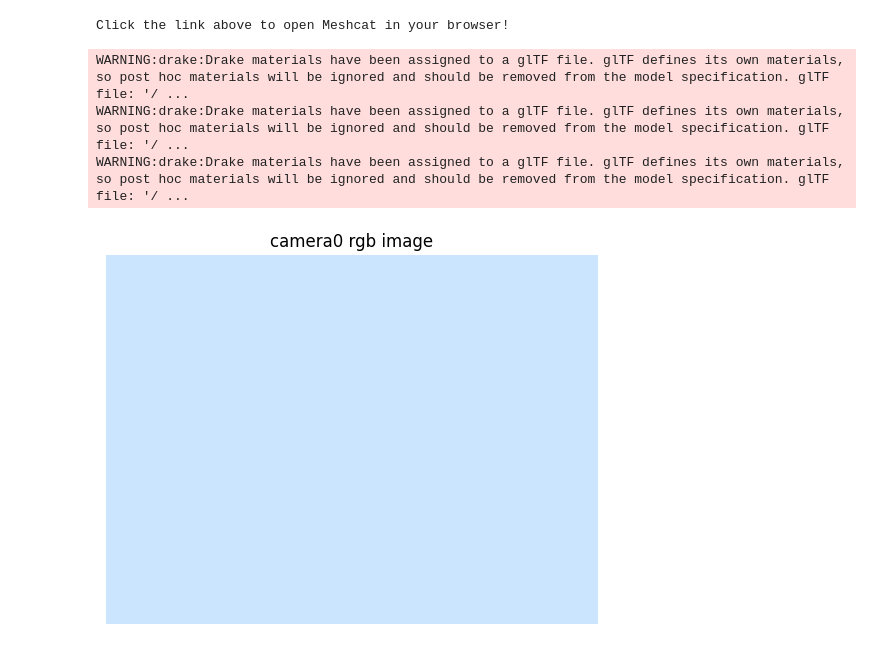
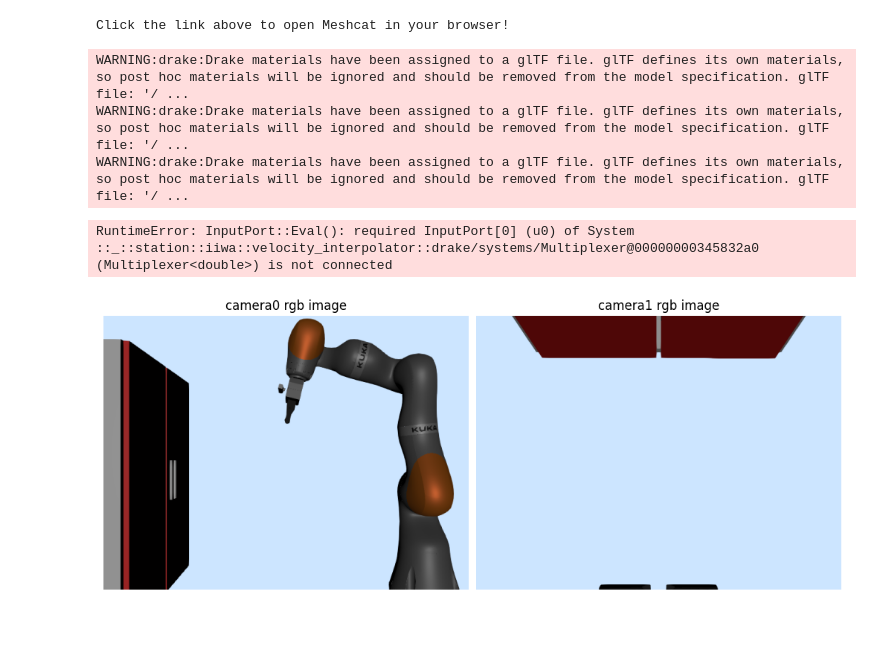
Before and after one commit to lucyjcai/Manipulation-Final-Project, a Jupyter notebook: src/project.ipynb, the cells around one changed output. Saved outputs shown, nothing was run; the diff lists cells and outputs as text; code cells hidden in the pictures; blank space fills up the shorter version.

Commit message:
added cupboard to scene

```diff
--- a/src/project.ipynb
+++ b/src/project.ipynb
@@ -70,6 +70,7 @@ INFO:drake:Meshcat listening for connections at http://localhost:7000
 Click the link above to open Meshcat in your browser!
 # %%
 scenario_string = """directives:
+# add robot
 - add_model:
     name: iiwa
     file: package://drake_models/iiwa_description/urdf/iiwa14_primitive_collision.urdf
@@ -84,6 +85,8 @@ scenario_string = """directives:
 - add_weld:
     parent: world
     child: iiwa::iiwa_link_0
+
+# add gripper
 - add_model:
     name: wsg
     file: package://manipulation/hydro/schunk_wsg_50_with_tip.sdf
@@ -94,12 +97,13 @@ scenario_string = """directives:
         translation: [0, 0, 0.09]
         rotation: !Rpy { deg: [90, 0, 90]}
 
+# add camera mounted to world
 - add_frame:
     name: camera0_origin
     X_PF:
         base_frame: world
-        rotation: !Rpy { deg: [-120.0, 0.0, 180.0]}
-        translation: [0, 0, 0]
+        rotation: !Rpy { deg: [270, 0.0, 90.0]}
+        translation: [1.2, -0.5, 0.5]
 - add_model:
     name: camera0
     file: package://manipulation/camera_box.sdf
@@ -107,12 +111,45 @@ scenario_string = """directives:
     parent: camera0_origin
     child: camera0::base
 
+# add camera mounted to robot wrist
+- add_frame:
+    name: camera_wrist
+    X_PF:
+      base_frame: iiwa::iiwa_link_7
+      translation: [-0.05, 0, 0.1]   # 10 cm ahead of wrist
+      rotation: !Rpy {deg: [0, 00, -90]}
+- add_model:
+    name: camera1
+    file: package://manipulation/camera_box.sdf
+- add_weld:
+    parent: iiwa::camera_wrist
+    child: camera1::base
+
+# add cabinet
+- add_model:
+    name: cabinet
+    file: package://drake_models/manipulation_station/cupboard.sdf
+- add_frame:
+    name: cabinet_origin
+    X_PF:
+      base_frame: world
+      translation: [0, -1.1, 0.4]    # x, y, z in meters
+      rotation: !Rpy { deg: [0, 0, 90]}  # roll, pitch, yaw
+- add_weld:
+    parent: cabinet_origin
+    child: cabinet::cupboard_body
+
 cameras:
   camera0:
     name: camera0
     depth: True
     X_PB:
       base_frame: camera0::base
+  camera1:
+    name: camera1
+    depth: True
+    X_PB:
+      base_frame: camera1::base
 
 model_drivers:
   iiwa: !IiwaDriver
@@ -127,33 +164,35 @@ builder.AddSystem(station)
 diagram = builder.Build()
 context = diagram.CreateDefaultContext()
 
-# simulator = Simulator(diagram)
-# simulator.set_target_realtime_rate(1.0)
-# simulator.AdvanceTo(0.1)
+simulator = Simulator(diagram)
+simulator.set_target_realtime_rate(1.0)
+simulator.AdvanceTo(0.0)
 # %% [output]
 WARNING:drake:Drake materials have been assigned to a glTF file. glTF defines its own materials, so post hoc materials will be ignored and should be removed from the model specification. glTF file: '/ ...
 WARNING:drake:Drake materials have been assigned to a glTF file. glTF defines its own materials, so post hoc materials will be ignored and should be removed from the model specification. glTF file: '/ ...
 WARNING:drake:Drake materials have been assigned to a glTF file. glTF defines its own materials, so post hoc materials will be ignored and should be removed from the model specification. glTF file: '/ ...
+RuntimeError: InputPort::Eval(): required InputPort[0] (u0) of System ::_::station::iiwa::velocity_interpolator::drake/systems/Multiplexer@00000000345832a0 (Multiplexer<double>) is not connected
 # %%
 # run the following cell to visualize the rgb outputs of each of the cameras
-cameras = ["camera0"]
+cameras = ["camera0", "camera1"]
 station_context = diagram.GetSubsystemContext(station, context)
 
 fig, axes = plt.subplots(
     1, len(cameras), figsize=(5 * len(cameras), 4), constrained_layout=True
 )
-cam = cameras[0]
-ax = axes
-img = station.GetOutputPort(f"{cam}.rgb_image").Eval(station_context)
-arr = np.array(img.data, copy=False).reshape(img.height(), img.width(), -1)
-im = ax.imshow(arr)
-ax.set_title(f"{cam} rgb image")
-ax.axis("off")
+# cam = cameras[0]
+# ax = axes
+for ax, cam in zip(axes, cameras):
+    img = station.GetOutputPort(f"{cam}.rgb_image").Eval(station_context)
+    arr = np.array(img.data, copy=False).reshape(img.height(), img.width(), -1)
+    im = ax.imshow(arr)
+    ax.set_title(f"{cam} rgb image")
+    ax.axis("off")
 
 if running_as_notebook:
     plt.show()
 # %% [output]
-[figure, old version]
+[figure, new version]
 # %% [markdown]
 <a style='text-decoration:none;line-height:16px;display:flex;color:#5B5B62;padding:10px;justify-content:end;' href='https://deepnote.com?utm_source=created-in-deepnote-cell&projectId=cf4fb7c2-18e7-48b8-93e7-63f0209e538b' target="_blank">
 <img alt='Created in deepnote.com' style='display:inline;max-height:16px;margin:0px;margin-right:7.5px;' src='embedded-picture-1' > </img>
```
